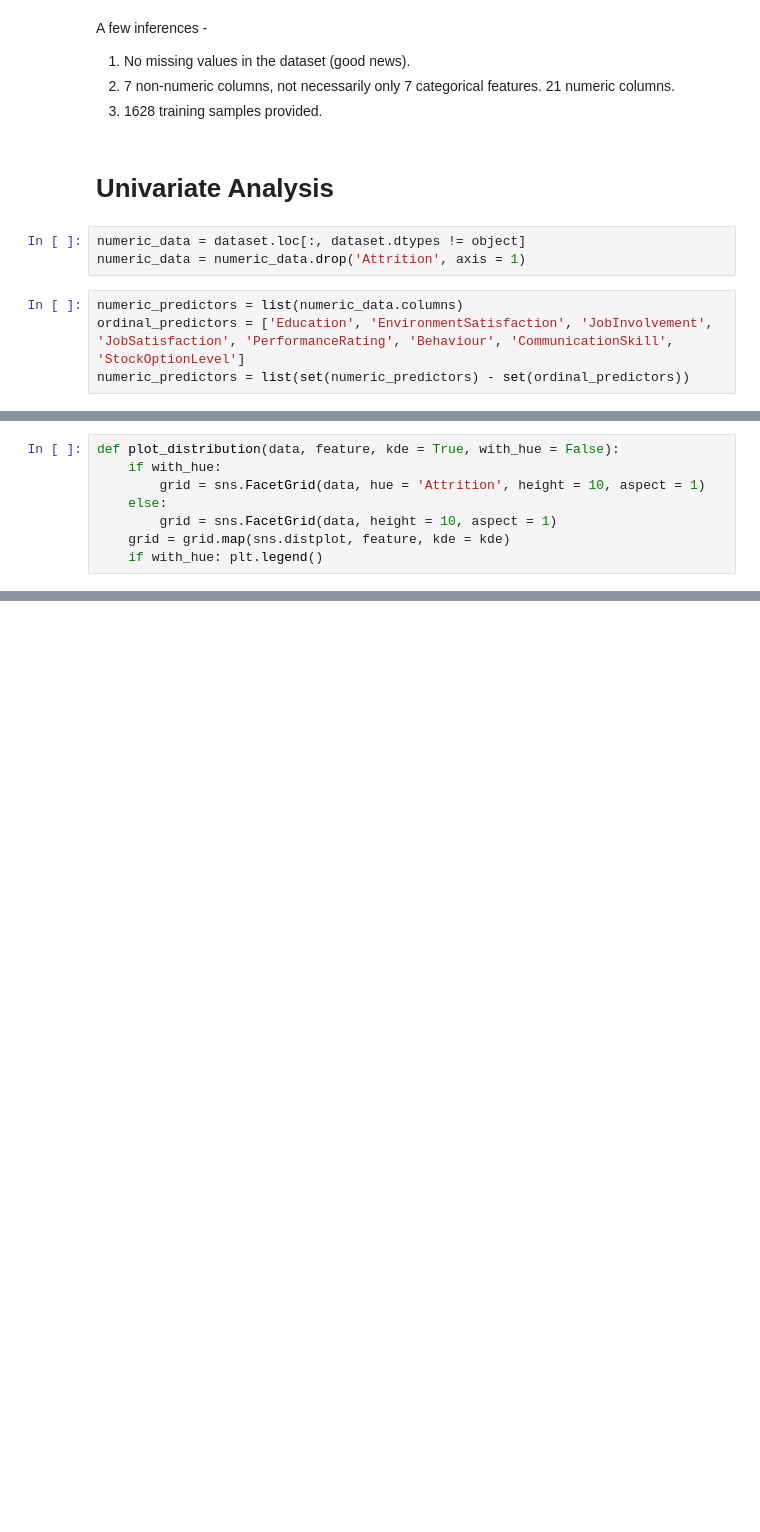
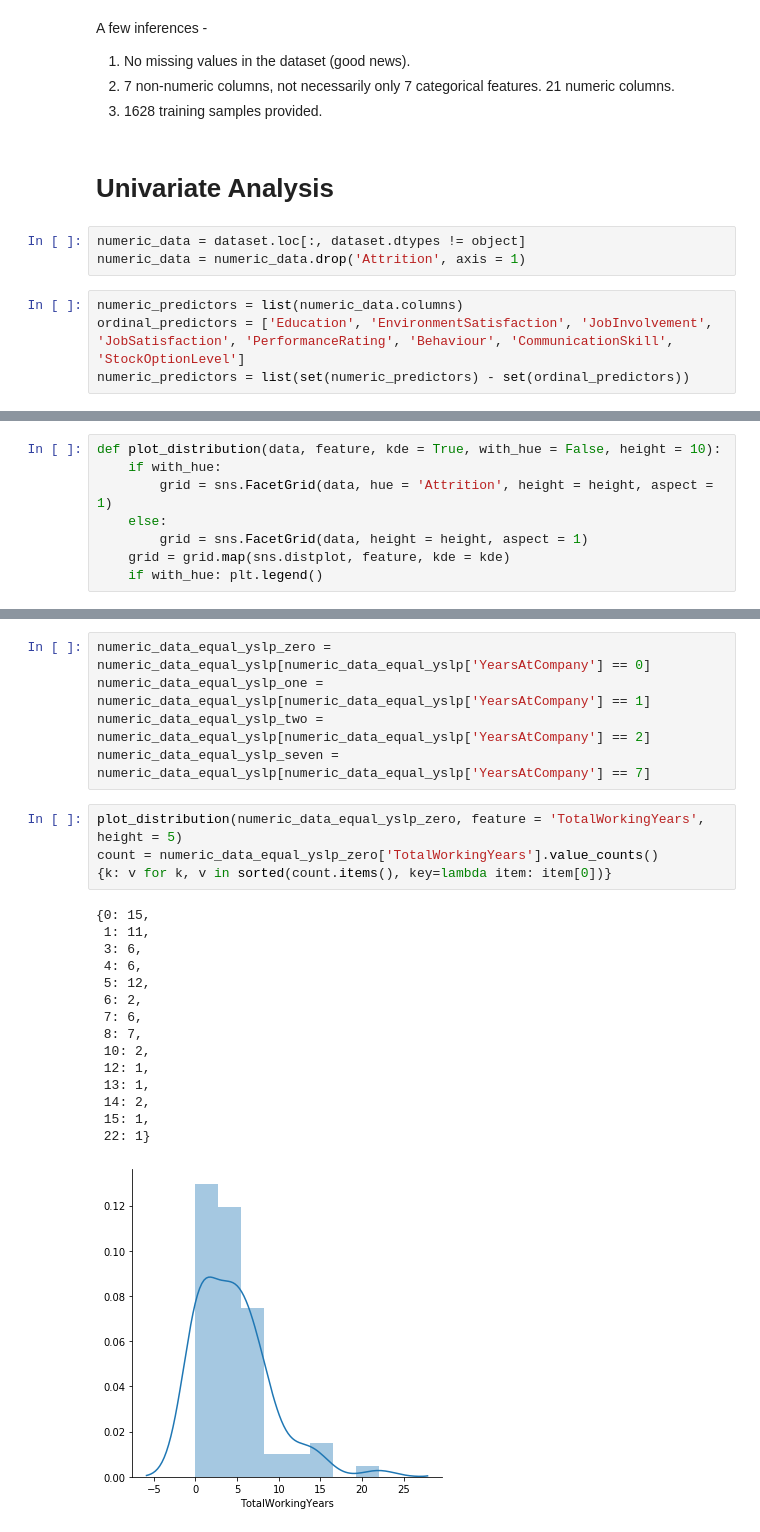
Before and after one commit to swaroop-nath/IBM-Employee-Attrition-Data-Analysis, a Jupyter notebook: eda_and_forecasting.ipynb, the cells around one changed output, grey strips where cells are left out. Cells and saved outputs as stored; diff of their text form; blank space fills up the shorter version.

```diff
--- a/eda_and_forecasting.ipynb
+++ b/eda_and_forecasting.ipynb
@@ -153,8 +95,0 @@ numeric_data = dataset.loc[:, dataset.dtypes != object]
-# %%
-def plot_distribution(data, feature, kde = True, with_hue = False):
-    if with_hue:
-        grid = sns.FacetGrid(data, hue = 'Attrition', height = 10, aspect = 1)
-    else:
-        grid = sns.FacetGrid(data, height = 10, aspect = 1)
-    grid = grid.map(sns.distplot, feature, kde = kde)
-    if with_hue: plt.legend()
@@ -473,0 +178,8 @@ On plotting it in a segregated fashion, it can be seen that a higher fraction of
+# %%
+def plot_distribution(data, feature, kde = True, with_hue = False, height = 10):
+    if with_hue:
+        grid = sns.FacetGrid(data, hue = 'Attrition', height = height, aspect = 1)
+    else:
+        grid = sns.FacetGrid(data, height = height, aspect = 1)
+    grid = grid.map(sns.distplot, feature, kde = kde)
+    if with_hue: plt.legend()
@@ -473,0 +219,25 @@ On plotting it in a segregated fashion, it can be seen that a higher fraction of
+# %%
+numeric_data_equal_yslp_zero = numeric_data_equal_yslp[numeric_data_equal_yslp['YearsAtCompany'] == 0]
+numeric_data_equal_yslp_one = numeric_data_equal_yslp[numeric_data_equal_yslp['YearsAtCompany'] == 1]
+numeric_data_equal_yslp_two = numeric_data_equal_yslp[numeric_data_equal_yslp['YearsAtCompany'] == 2]
+numeric_data_equal_yslp_seven = numeric_data_equal_yslp[numeric_data_equal_yslp['YearsAtCompany'] == 7]
+# %%
+plot_distribution(numeric_data_equal_yslp_zero, feature = 'TotalWorkingYears', height = 5)
+count = numeric_data_equal_yslp_zero['TotalWorkingYears'].value_counts()
+{k: v for k, v in sorted(count.items(), key=lambda item: item[0])}
+# %% [output]
+{0: 15,
+ 1: 11,
+ 3: 6,
+ 4: 6,
+ 5: 12,
+ 6: 2,
+ 7: 6,
+ 8: 7,
+ 10: 2,
+ 12: 1,
+ 13: 1,
+ 14: 2,
+ 15: 1,
+ 22: 1}
+[figure, added]
```
Also changed, not shown: parts of 89 cells of this notebook.
